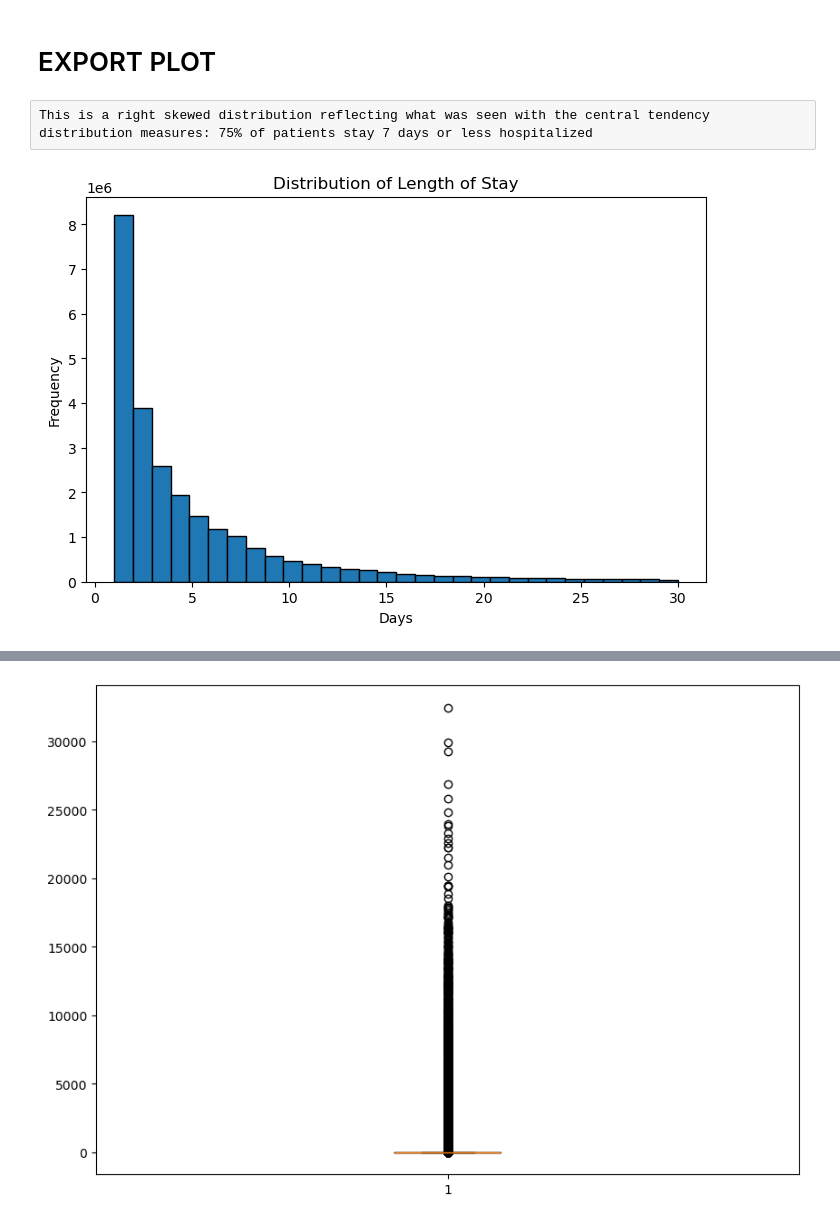
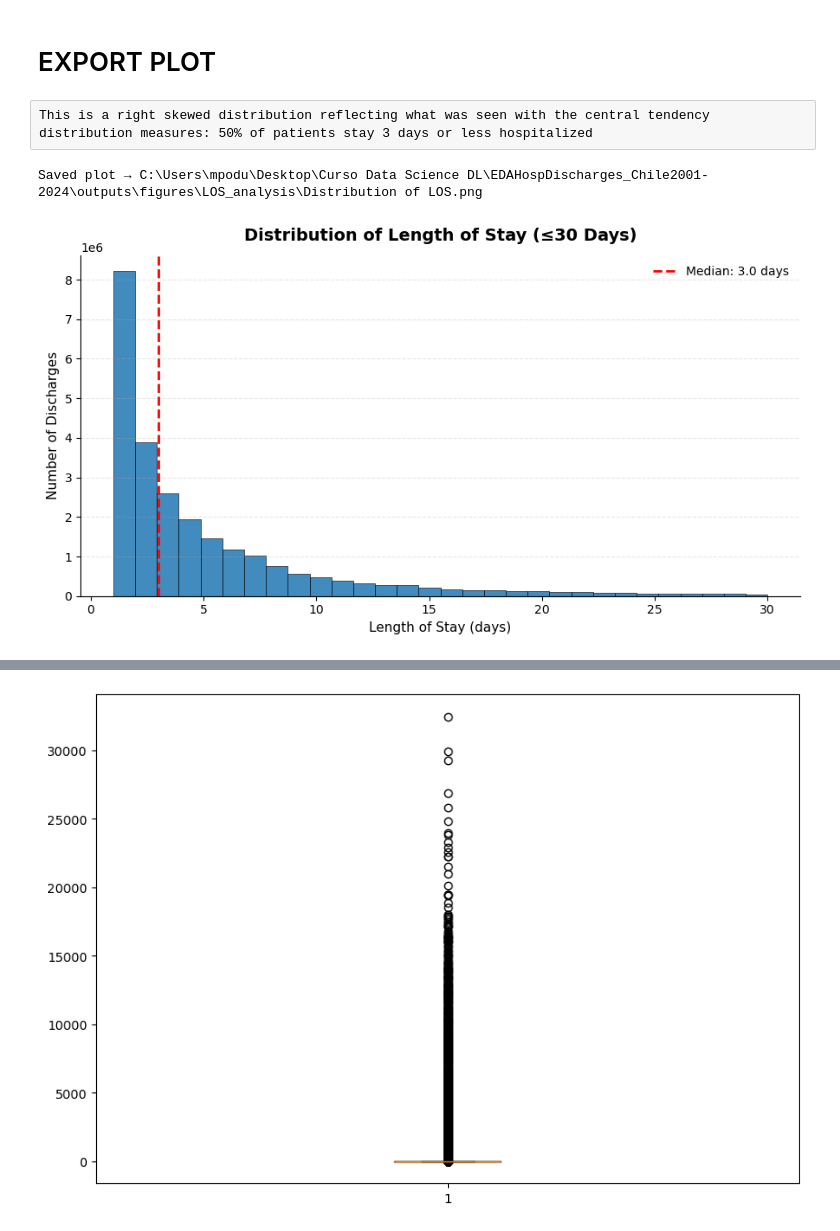
Before and after one commit to mirkopodunavak1996/EDAHospDischarges_Chile2001-2024, a Jupyter notebook: notebooks/General_Analysis_2001-2024_Univariate(1).ipynb, the cells around one changed output, grey strips where cells are left out. Cells and saved outputs as stored; diff of their text form; code cells hidden in the pictures.

```diff
--- a/notebooks/General_Analysis_2001-2024_Univariate(1).ipynb
+++ b/notebooks/General_Analysis_2001-2024_Univariate(1).ipynb
@@ -205,3 +206,16 @@ Name: proportion, dtype: float64
+# %%
+OUTPUT_DIR = Path(r"C:\Users\mpodu\Desktop\Curso Data Science DL\EDAHospDischarges_Chile2001-2024\outputs")
+
+
+def save_plot(question, name, dpi=300):
+    path = OUTPUT_DIR / "figures" / question
+    path.mkdir(parents=True, exist_ok=True)
+
+    filepath = path / f"{name}.png"
+
+    plt.savefig(filepath, dpi=dpi, bbox_inches="tight")
+
+    print(f"Saved plot → {filepath}")
 # %%
 # Get value counts
 counts = df['health insurance'].value_counts()
@@ -1036,13 +1217,59 @@ df_LOS_hist = df['length of stay'][df['length of stay'] <= 30]
 # %% [markdown]
 # EXPORT PLOT
 # %% [raw]
-This is a right skewed distribution reflecting what was seen with the central tendency distribution measures: 75% of patients stay 7 days or less hospitalized
+This is a right skewed distribution reflecting what was seen with the central tendency distribution measures: 50% of patients stay 3 days or less hospitalized
-# %%
-plt.figure(figsize=(8,5))
-df_LOS_hist.plot(kind='hist', bins=30, edgecolor='black')
-plt.title("Distribution of Length of Stay")
-plt.xlabel("Days")
-plt.ylabel("Frequency")
-plt.show()
-# %% [output]
-[figure, removed]
+# %%
+import matplotlib.pyplot as plt
+
+median_los = np.quantile(df['length of stay'], 0.50)
+
+fig, ax = plt.subplots(figsize=(9, 5))
+
+ax.hist(
+    df_LOS_hist,
+    bins=30,
+    edgecolor='black',
+    linewidth=0.5,
+    alpha=0.85
+)
+
+# Median line
+ax.axvline(
+    median_los,
+    linestyle='--',
+    linewidth=2,
+    color='red',
+    label=f'Median: {median_los:.1f} days'
+)
+
+# Titles and labels
+ax.set_title(
+    'Distribution of Length of Stay (≤30 Days)',
+    fontsize=14,
+    fontweight='bold',
+    pad=12
+)
+
+ax.set_xlabel('Length of Stay (days)', fontsize=11)
+ax.set_ylabel('Number of Discharges', fontsize=11)
+
+
+
+# Styling
+ax.grid(axis='y', linestyle='--', alpha=0.3)
+
+ax.spines['top'].set_visible(False)
+ax.spines['right'].set_visible(False)
+
+ax.tick_params(axis='both', labelsize=10)
+
+ax.legend(frameon=False)
+
+plt.tight_layout()
+
+save_plot("LOS_analysis", "Distribution of LOS")
+
+plt.show()
+# %% [output]
+Saved plot → C:\Users\mpodu\Desktop\Curso Data Science DL\EDAHospDischarges_Chile2001-2024\outputs\figures\LOS_analysis\Distribution of LOS.png
+[figure, added]
```
Also changed, not shown: parts of 17 cells of this notebook.
